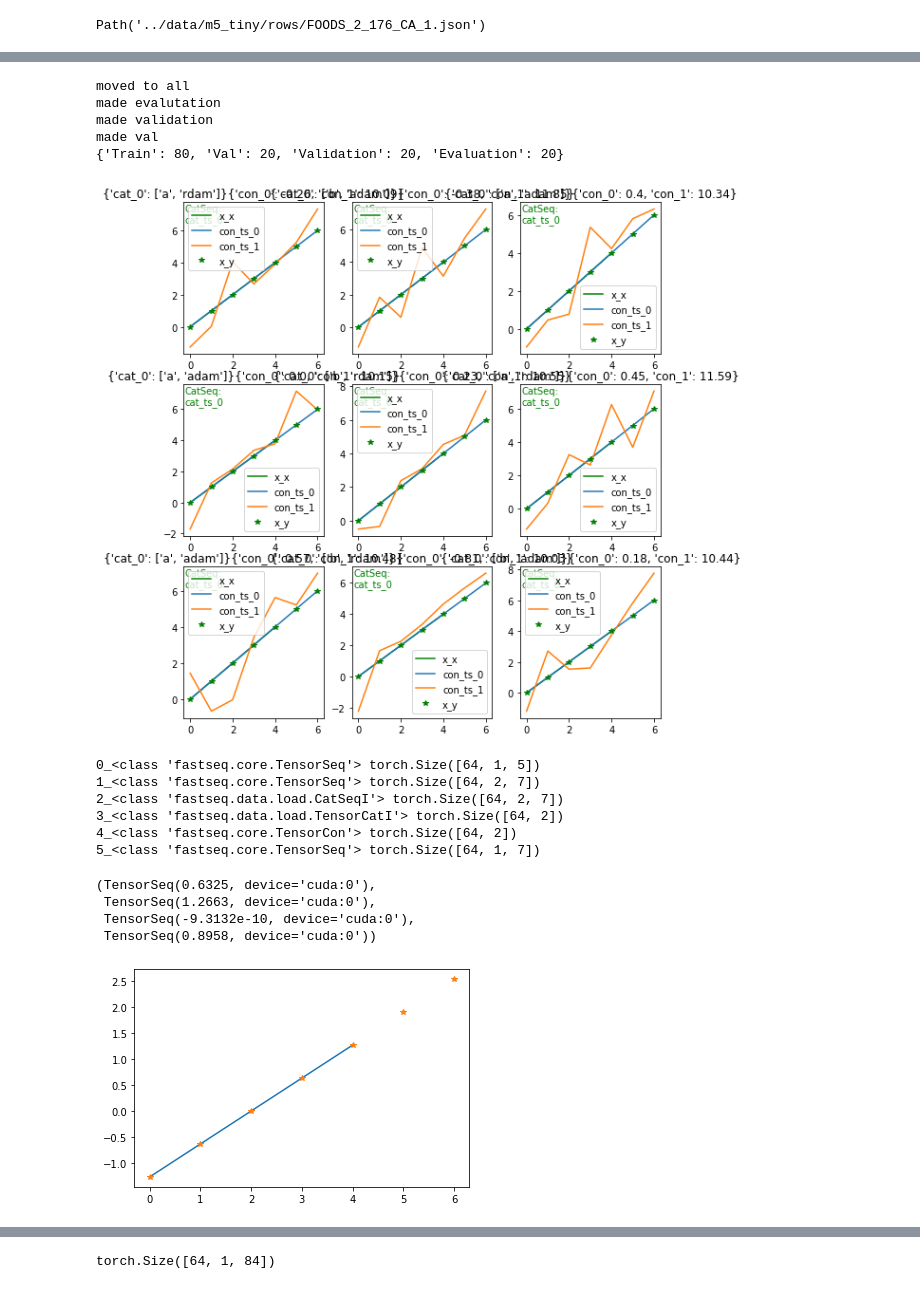
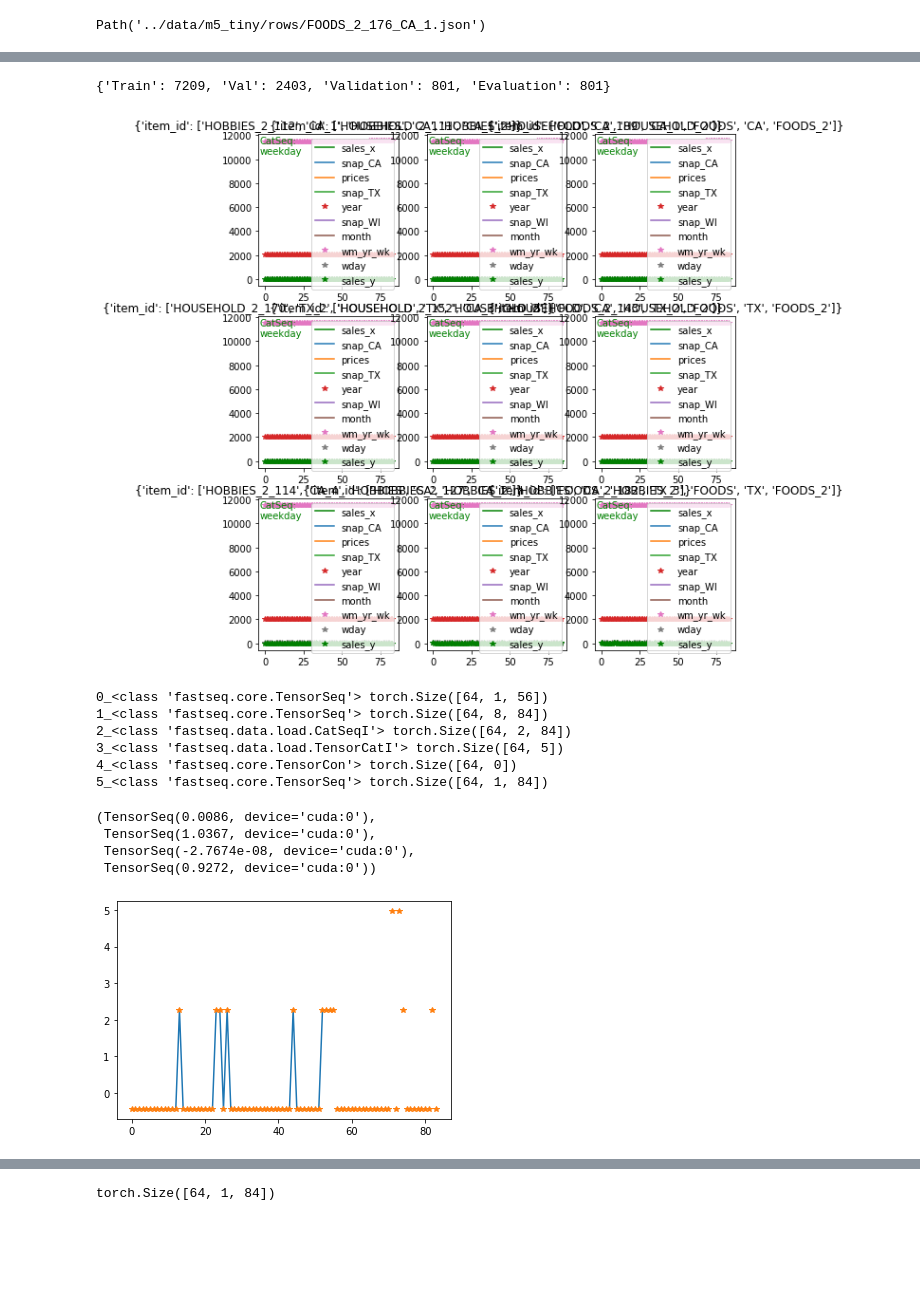
Before and after one commit to takotab/fastseq, a Jupyter notebook: nbs/11_model.base.ipynb, the cells around one changed output, grey strips where cells are left out. Saved outputs shown, nothing was run; the diff lists cells and outputs as text; code cells hidden in the pictures; blank space fills up the shorter version.

```diff
--- a/nbs/11_model.base.ipynb
+++ b/nbs/11_model.base.ipynb
@@ -81,22 +76,15 @@ open(path / '.ts_meta','wb').write(orjson.dumps(dict(meta)))
-# %%
-path = del_create(length= [43]*20)
-path = path[0].parent
 # %%
-lookback, horizon = 5, 2
+lookback, horizon = 28*2, 28
 
-dl = MTSDataLoaders.from_m5_path(path, 'x', horizon = horizon, lookback = lookback, step = 7,
-                                  train_start = 0, verbose = True,
+dl = MTSDataLoaders.from_m5_path(path, 'sales', horizon = horizon, lookback = lookback, step = 28,
+                                  train_start = 1500, verbose = True,
 #                                  procs = [DateProc(path, 'date')]
 #                                   after_batch = [NormalizeSeqMulti(n_its=5,skip=[5])]
                                  )
 dl.show_batch()
 # %% [output]
-moved to all
-made evalutation
-made validation
-made val
-{'Train': 80, 'Val': 20, 'Validation': 20, 'Evaluation': 20}
+{'Train': 7209, 'Val': 2403, 'Validation': 801, 'Evaluation': 801}
-[figure, old version]
+[figure, new version]
 # %%
 for o in dl.train:
     o._dict()
@@ -107,17 +95,17 @@ plt.plot(o[0][0,0].cpu())
 plt.plot(o[-1][0,0].cpu(),'*')
 o[-1].mean(),o[-1].std(),o[0].mean(),o[0].std()
 # %% [output]
-0_<class 'fastseq.core.TensorSeq'> torch.Size([64, 1, 5])
-1_<class 'fastseq.core.TensorSeq'> torch.Size([64, 2, 7])
-2_<class 'fastseq.data.load.CatSeqI'> torch.Size([64, 2, 7])
-3_<class 'fastseq.data.load.TensorCatI'> torch.Size([64, 2])
-4_<class 'fastseq.core.TensorCon'> torch.Size([64, 2])
-5_<class 'fastseq.core.TensorSeq'> torch.Size([64, 1, 7])
+0_<class 'fastseq.core.TensorSeq'> torch.Size([64, 1, 56])
+1_<class 'fastseq.core.TensorSeq'> torch.Size([64, 8, 84])
+2_<class 'fastseq.data.load.CatSeqI'> torch.Size([64, 2, 84])
+3_<class 'fastseq.data.load.TensorCatI'> torch.Size([64, 5])
+4_<class 'fastseq.core.TensorCon'> torch.Size([64, 0])
+5_<class 'fastseq.core.TensorSeq'> torch.Size([64, 1, 84])
-(TensorSeq(0.6325, device='cuda:0'),
- TensorSeq(1.2663, device='cuda:0'),
- TensorSeq(-9.3132e-10, device='cuda:0'),
- TensorSeq(0.8958, device='cuda:0'))
+(TensorSeq(0.0086, device='cuda:0'),
+ TensorSeq(1.0367, device='cuda:0'),
+ TensorSeq(-2.7674e-08, device='cuda:0'),
+ TensorSeq(0.9272, device='cuda:0'))
-[figure, old version]
+[figure, new version]
 # %%
 # export
 def pad_start(x, length = 28, fill = 0):
```
Also changed, not shown: parts of 15 cells of this notebook, 9 other files.
